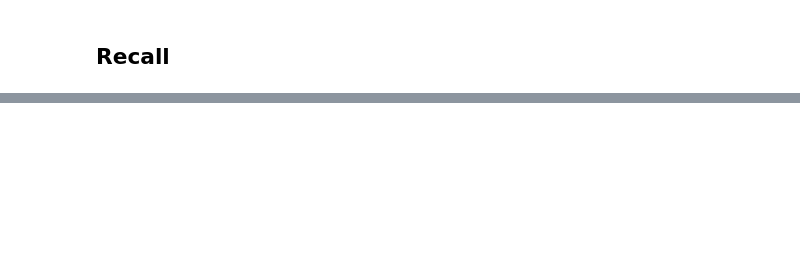
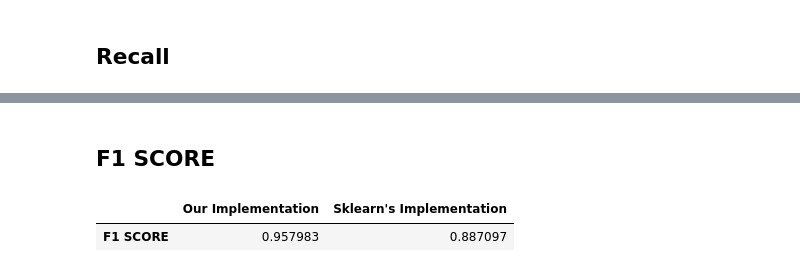
Before and after one commit to garza3333/RP_proyecto1, a Jupyter notebook: DT/dt.ipynb, the cells around one changed output, grey strips where cells are left out. Drawn from its saved outputs; the diff is of its cells as text; code cells hidden in the pictures; blank space fills up the shorter version.

```diff
--- a/DT/dt.ipynb
+++ b/DT/dt.ipynb
@@ -227,0 +335,11 @@ score(y_pred, y_test)
+# %% [markdown]
+## F1 SCORE
+# %%
+f1score = 2*(precision*recall)/(precision+recall)
+f1score_sclearn_dt = 2*(precision_sclearn_dt*recall_sclearn_dt)/(precision_sclearn_dt+recall_sclearn_dt)
+pd.DataFrame([[f1score, f1score_sclearn_dt]],
+             ['F1 SCORE'],
+             ['Our Implementation', 'Sklearn\'s Implementation'])
+# %% [output]
+|  | Our Implementation | Sklearn's Implementation |
+| F1 SCORE | 0.957983 | 0.887097 |
```
Also changed, not shown: parts of 15 cells of this notebook.
